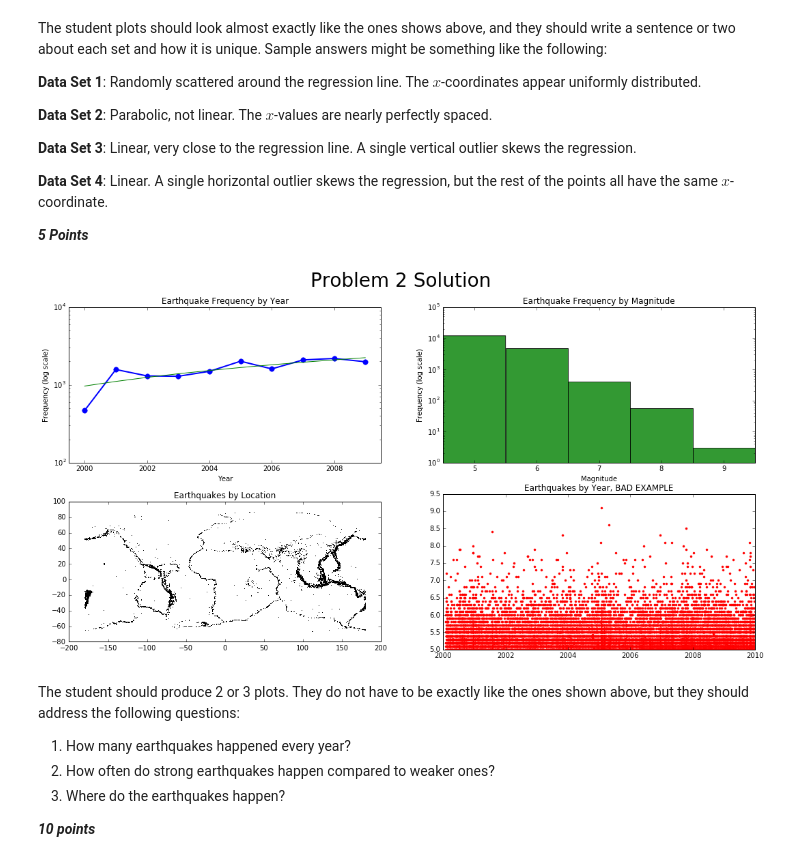
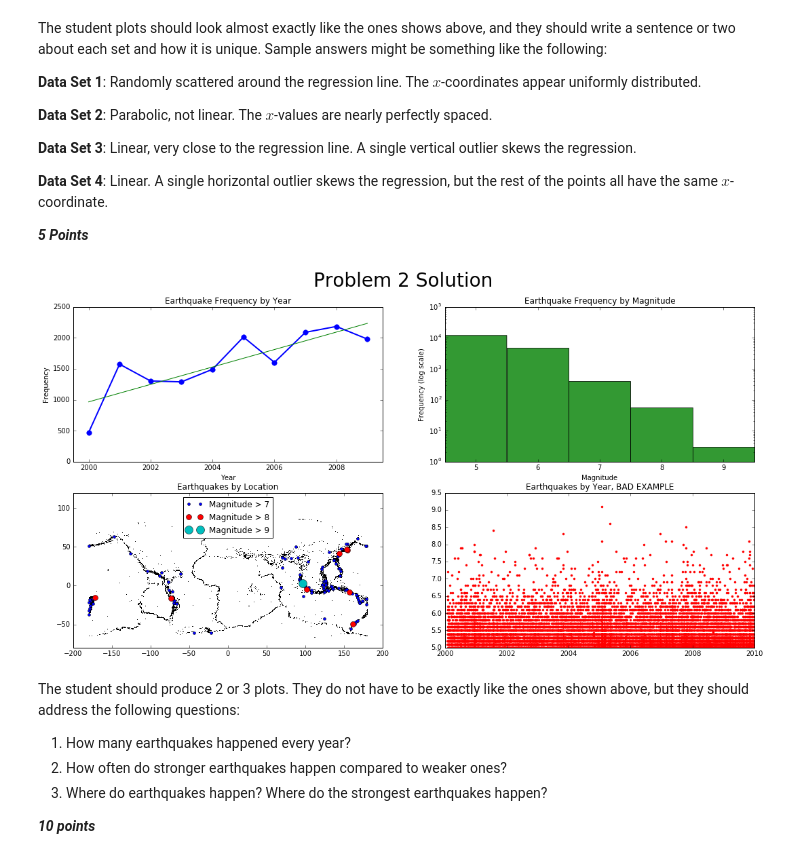
Before and after one commit to tkchris93/numerical_computing, a Jupyter notebook: Labs/Vol1A/DataVisualization/new_solutions.ipynb, the cells around one changed output. Cells and saved outputs as stored; diff of their text form; code cells hidden in the pictures.

Commit message:
dvis slight earthquake update

```diff
--- a/Labs/Vol1A/DataVisualization/new_solutions.ipynb
+++ b/Labs/Vol1A/DataVisualization/new_solutions.ipynb
@@ -43,45 +43,55 @@ plt.subplot(221)
 xlimits = [1999.5, 2009.5]
 counts, bin_edges = np.histogram(years, bins=10, range=xlimits)
 bin_centers = (bin_edges[:-1] + bin_edges[1:])/2.
-plt.semilogy(bin_centers, counts, '.-', lw=2, ms=15)
+plt.plot(bin_centers, counts, '.-', lw=2, ms=15)
 
 # Linear regression line.
 slope, intercept = linregress(bin_centers, counts)[:2]
 plt.plot(bin_centers, bin_centers*slope + intercept, 'g')
 
 plt.xlim(xlimits)
 plt.xlabel("Year")
-plt.ylabel("Frequency (log scale)")
+plt.ylabel("Frequency")
 plt.title("Earthquake Frequency by Year")
 
 # Histogram of earthquake magnitudes.
 plt.subplot(222)
 xlimits = [4.5, 9.5]
 plt.hist(magnitudes, range=xlimits, bins=5, log=True, color='g', alpha=.8)
 plt.xlim(xlimits)
 plt.xlabel("Magnitude")
 plt.ylabel("Frequency (log scale)")
 plt.title("Earthquake Frequency by Magnitude")
 
-# Scatter plot of lattitudes versus longitudes.
+# Scatter plot of lattitudes versus longitudes to show where earthquakes happen.
 plt.subplot(223)
 plt.plot(longitude, latitude, 'k,')
 plt.gca().set_aspect("equal")
+
+# Identify bigger earthquakes with colored dots.
+index = (8 > magnitudes) * (magnitudes > 7)
+plt.plot(longitude[index], latitude[index], 'bo', ms=4, label="Magnitude > 7")
+index = (9 > magnitudes) * (magnitudes > 8)
+plt.plot(longitude[index], latitude[index], 'ro', ms=8, label="Magnitude > 8")
+index = magnitudes > 9
+plt.plot(longitude[index], latitude[index], 'co', ms=12, label="Magnitude > 9")
+plt.ylim(ymax=120)
+plt.legend(loc="upper center")
 plt.title("Earthquakes by Location")
 
 # Bad example.
 plt.subplot(224)
 plt.plot(years, magnitudes, 'r.')
 plt.title("Earthquakes by Year, BAD EXAMPLE")
 
 _ = plt.suptitle("Problem 2 Solution", fontsize=28)
 # %% [output]
-[figure, old version]
+[figure, new version]
 # %% [markdown]
 The student should produce 2 or 3 plots.
 They do not have to be exactly like the ones shown above, but they should address the following questions:
 1. How many earthquakes happened every year?
-2. How often do strong earthquakes happen compared to weaker ones?
-3. Where do the earthquakes happen?
+2. How often do stronger earthquakes happen compared to weaker ones?
+3. Where do earthquakes happen? Where do the strongest earthquakes happen?
 
 _**10 points**_
```
Also changed, not shown: parts of 1 cell of this notebook, 1 other file.
